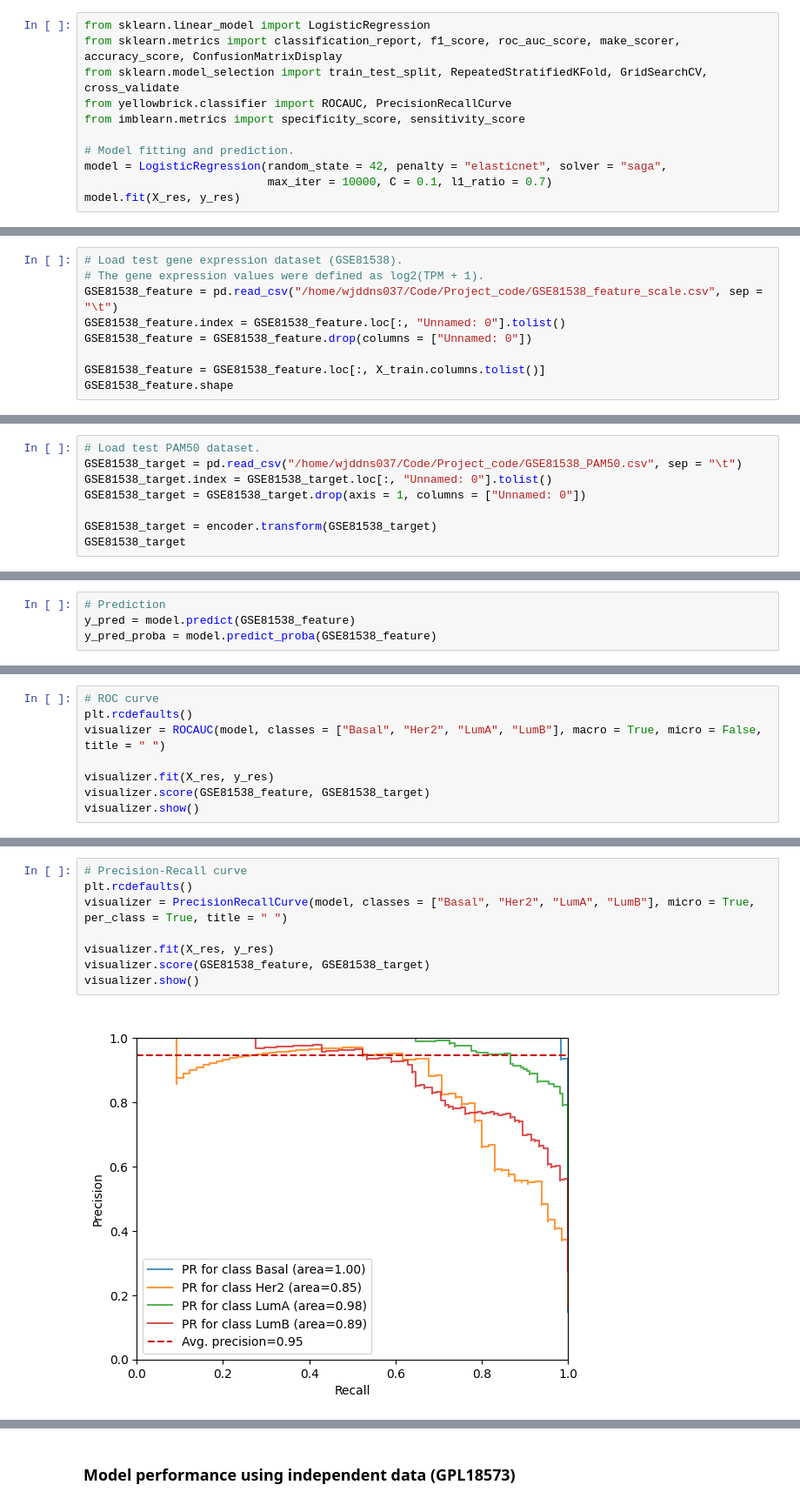
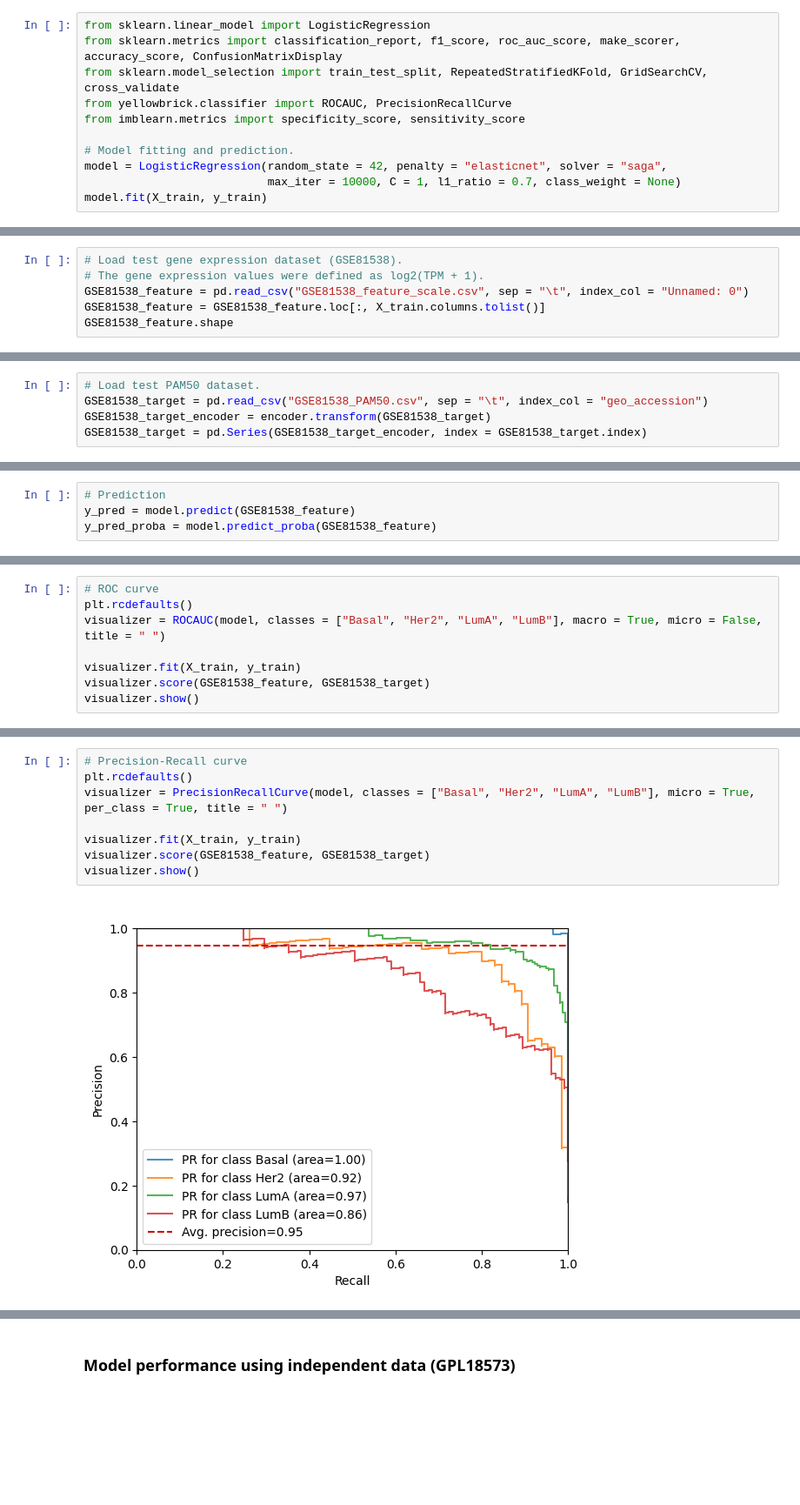
Before and after one commit to jeong2624/ML_BRCA-subtype, a Jupyter notebook: External_validation/LR_external_validation.ipynb, the cells around one changed output, grey strips where cells are left out. Shown at 87% size. Saved outputs shown, nothing was run; the diff lists cells and outputs as text; blank space fills up the shorter version.

```diff
--- a/External_validation/LR_external_validation.ipynb
+++ b/External_validation/LR_external_validation.ipynb
@@ -88,6 +73,6 @@ from imblearn.metrics import specificity_score, sensitivity_score
 
 # Model fitting and prediction.
 model = LogisticRegression(random_state = 42, penalty = "elasticnet", solver = "saga",
-                           max_iter = 10000, C = 0.1, l1_ratio = 0.7)
-model.fit(X_res, y_res)
+                           max_iter = 10000, C = 1, l1_ratio = 0.7, class_weight = None)
+model.fit(X_train, y_train)
 # %% [output]
@@ -98,10 +83,7 @@ LogisticRegression(C=0.1, l1_ratio=0.7, max_iter=10000, penalty='elasticnet',
 # %%
 # Load test gene expression dataset (GSE81538).
 # The gene expression values were defined as log2(TPM + 1).
-GSE81538_feature = pd.read_csv("/home/wjddns037/Code/Project_code/GSE81538_feature_scale.csv", sep = "\t")
-GSE81538_feature.index = GSE81538_feature.loc[:, "Unnamed: 0"].tolist()
-GSE81538_feature = GSE81538_feature.drop(columns = ["Unnamed: 0"])
-
+GSE81538_feature = pd.read_csv("GSE81538_feature_scale.csv", sep = "\t", index_col = "Unnamed: 0")
 GSE81538_feature = GSE81538_feature.loc[:, X_train.columns.tolist()]
 GSE81538_feature.shape
 # %% [output]
@@ -129,8 +109,5 @@ plt.xticks(rotation = 45)
 # %%
 # Load test PAM50 dataset.
-GSE81538_target = pd.read_csv("/home/wjddns037/Code/Project_code/GSE81538_PAM50.csv", sep = "\t")
-GSE81538_target.index = GSE81538_target.loc[:, "Unnamed: 0"].tolist()
-GSE81538_target = GSE81538_target.drop(axis = 1, columns = ["Unnamed: 0"])
-
-GSE81538_target = encoder.transform(GSE81538_target)
-GSE81538_target
+GSE81538_target = pd.read_csv("GSE81538_PAM50.csv", sep = "\t", index_col = "geo_accession")
+GSE81538_target_encoder = encoder.transform(GSE81538_target)
+GSE81538_target = pd.Series(GSE81538_target_encoder, index = GSE81538_target.index)
@@ -186,7 +144,7 @@ plt.show()
 plt.rcdefaults()
 visualizer = ROCAUC(model, classes = ["Basal", "Her2", "LumA", "LumB"], macro = True, micro = False, title = " ")
 
-visualizer.fit(X_res, y_res)
+visualizer.fit(X_train, y_train)
 visualizer.score(GSE81538_feature, GSE81538_target)
 visualizer.show()
 # %% [output]
@@ -195,13 +153,13 @@ visualizer.show()
 # %%
 # Precision-Recall curve
 plt.rcdefaults()
 visualizer = PrecisionRecallCurve(model, classes = ["Basal", "Her2", "LumA", "LumB"], micro = True, per_class = True, title = " ")
 
-visualizer.fit(X_res, y_res)
+visualizer.fit(X_train, y_train)
 visualizer.score(GSE81538_feature, GSE81538_target)
 visualizer.show()
 # %% [output]
-[figure, old version]
+[figure, new version]
 <Axes: title={'center': ' '}, xlabel='Recall', ylabel='Precision'>
 # %%
 # accuracy
```
Also changed, not shown: parts of 43 cells of this notebook, 1 other file.
